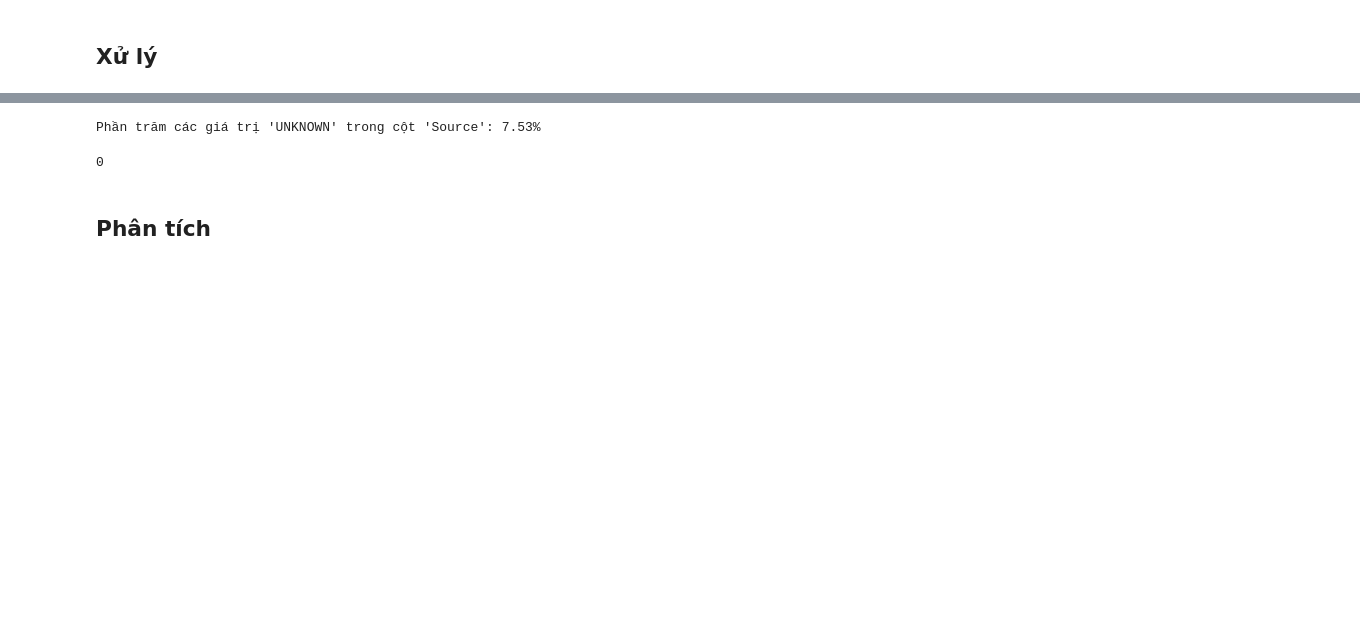
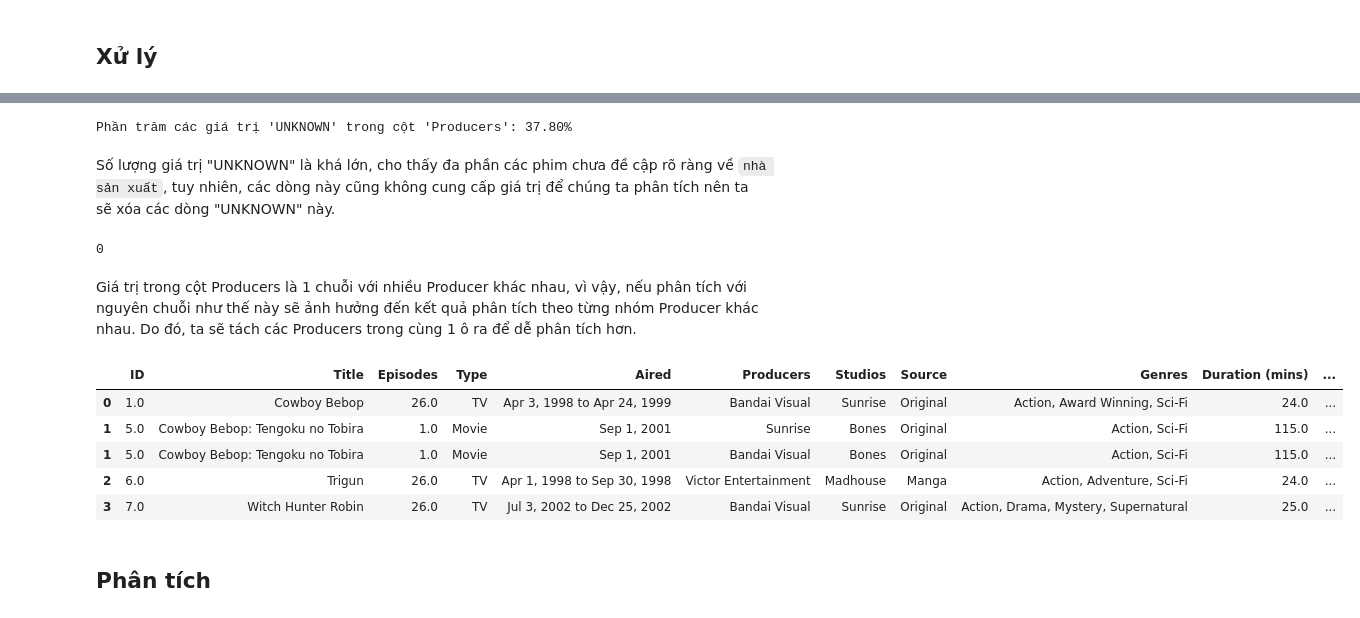
Before and after one commit to V1nk4n/Intro2DS_FinalProject, a Jupyter notebook: data_questions/question_thienanta1501_2.ipynb, the cells around one changed output, grey strips where cells are left out. Drawn from its saved outputs; the diff is of its cells as text; code cells hidden in the pictures; blank space fills up the shorter version.

```diff
--- a/data_questions/question_thienanta1501_2.ipynb
+++ b/data_questions/question_thienanta1501_2.ipynb
@@ -46,11 +68,13 @@ dtype: int64
 # %%
-# Tính phần trăm các giá trị "Unknown" trong cột "Source"
-unknown_sources_count = cleaned_df[cleaned_df['Source'] == 'UNKNOWN'].shape[0]  # Đếm số dòng có giá trị "UNKNOWN"
-total_sources_count = cleaned_df.shape[0]  # Tổng số dòng
-unknown_sources_percent = (unknown_sources_count / total_sources_count) * 100  # Tính phần trăm
+# Tính phần trăm các giá trị "Unknown" trong cột "Producers"
+unknown_producers_count = cleaned_df[cleaned_df['Producers'] == 'UNKNOWN'].shape[0]  # Đếm số dòng có giá trị "UNKNOWN"
+total_producers_count = cleaned_df.shape[0]  # Tổng số dòng
+unknown_producers_percent = (unknown_producers_count / total_producers_count) * 100  # Tính phần trăm
 
 # In kết quả
-print(f"Phần trăm các giá trị 'UNKNOWN' trong cột 'Source': {unknown_sources_percent:.2f}%")
+print(f"Phần trăm các giá trị 'UNKNOWN' trong cột 'Producers': {unknown_producers_percent:.2f}%")
 # %% [output]
-Phần trăm các giá trị 'UNKNOWN' trong cột 'Source': 7.53%
+Phần trăm các giá trị 'UNKNOWN' trong cột 'Producers': 37.80%
+# %% [markdown]
+Số lượng giá trị "UNKNOWN" là khá lớn, cho thấy đa phần các phim chưa đề cập rõ ràng về `nhà sản xuất`, tuy nhiên, các dòng này cũng không cung cấp giá trị để chúng ta phân tích nên ta sẽ xóa các dòng "UNKNOWN" này.
 # %%
@@ -62,5 +85,19 @@ print(cleaned_df[cleaned_df['Source'] == 'UNKNOWN'].shape[0])
 # %% [output]
 0
+# %% [markdown]
+Giá trị trong cột Producers là 1 chuỗi với nhiều Producer khác nhau, vì vậy, nếu phân tích với nguyên chuỗi như thế này sẽ ảnh hưởng đến kết quả phân tích theo từng nhóm Producer khác nhau. Do đó, ta sẽ tách các Producers trong cùng 1 ô ra để dễ phân tích hơn.
+# %%
+cleaned_df['Producers'] = cleaned_df['Producers'].str.split(', ')
+cleaned_df = cleaned_df.explode('Producers')
+cleaned_df.head()
+#Xem thử kết quả sau khi explode
+# %% [output]
+|  | ID | Title | Episodes | Type | Aired | Producers | Studios | Source | Genres | Duration (mins) | ... |
+| 0 | 1.0 | Cowboy Bebop | 26.0 | TV | Apr 3, 1998 to Apr 24, 1999 | Bandai Visual | Sunrise | Original | Action, Award Winning, Sci-Fi | 24.0 | ... |
+| 1 | 5.0 | Cowboy Bebop: Tengoku no Tobira | 1.0 | Movie | Sep 1, 2001 | Sunrise | Bones | Original | Action, Sci-Fi | 115.0 | ... |
+| 1 | 5.0 | Cowboy Bebop: Tengoku no Tobira | 1.0 | Movie | Sep 1, 2001 | Bandai Visual | Bones | Original | Action, Sci-Fi | 115.0 | ... |
+| 2 | 6.0 | Trigun | 26.0 | TV | Apr 1, 1998 to Sep 30, 1998 | Victor Entertainment | Madhouse | Manga | Action, Adventure, Sci-Fi | 24.0 | ... |
+| 3 | 7.0 | Witch Hunter Robin | 26.0 | TV | Jul 3, 2002 to Dec 25, 2002 | Bandai Visual | Sunrise | Original | Action, Drama, Mystery, Supernatural | 25.0 | ... |
 # %% [markdown]
 ## Phân tích
 # %% [markdown]
```
Also changed, not shown: parts of 13 cells of this notebook, 2 other files.
